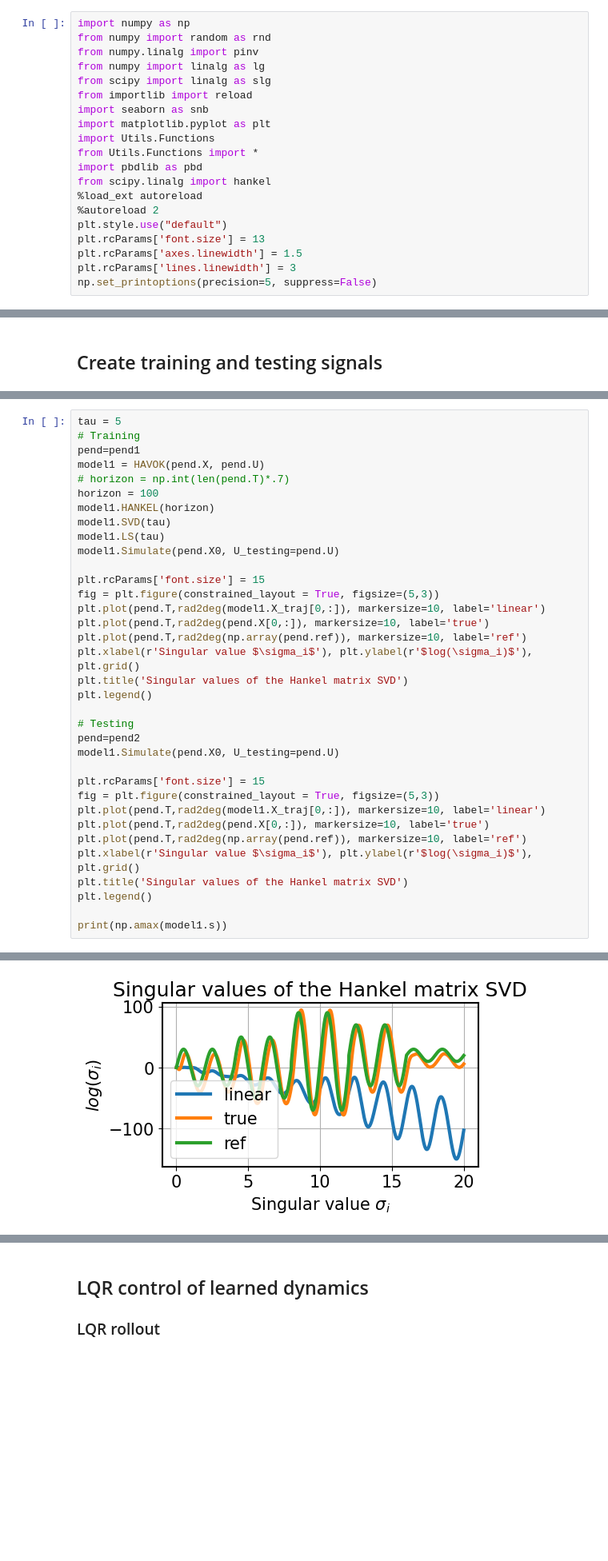
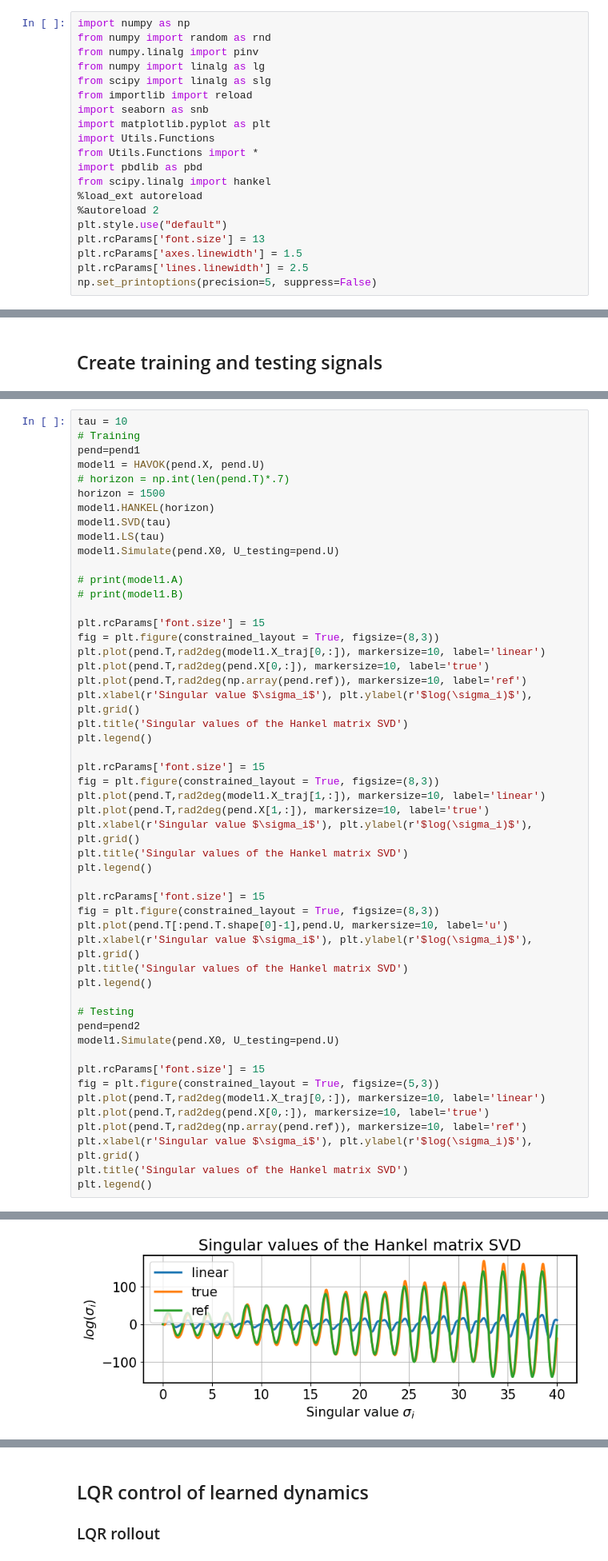
Before and after one commit to CedricFont/Subspace-learning-for-robot-application, a Jupyter notebook: LQR simulation/6_Testing_1D.ipynb, the cells around one changed output, grey strips where cells are left out. Shown at 80% size. Cells and saved outputs as stored; diff of their text form; blank space fills up the shorter version.

```diff
--- a/LQR simulation/6_Testing_1D.ipynb
+++ b/LQR simulation/6_Testing_1D.ipynb
@@ -18,7 +18,7 @@ from scipy.linalg import hankel
 plt.style.use("default")
 plt.rcParams['font.size'] = 13
 plt.rcParams['axes.linewidth'] = 1.5
-plt.rcParams['lines.linewidth'] = 3
+plt.rcParams['lines.linewidth'] = 2.5
 np.set_printoptions(precision=5, suppress=False)
 # %% [output]
 The autoreload extension is already loaded. To reload it, use:
@@ -195,20 +198,38 @@ Text(0.5, 1.0, 'Singular values of the Hankel matrix SVD')
 # %%
-tau = 5
+tau = 10
 # Training
 pend=pend1
 model1 = HAVOK(pend.X, pend.U)
 # horizon = np.int(len(pend.T)*.7)
-horizon = 100
+horizon = 1500
 model1.HANKEL(horizon)
 model1.SVD(tau)
 model1.LS(tau)
 model1.Simulate(pend.X0, U_testing=pend.U)
 
+# print(model1.A)
+# print(model1.B)
+
 plt.rcParams['font.size'] = 15
-fig = plt.figure(constrained_layout = True, figsize=(5,3))
+fig = plt.figure(constrained_layout = True, figsize=(8,3))
 plt.plot(pend.T,rad2deg(model1.X_traj[0,:]), markersize=10, label='linear')
 plt.plot(pend.T,rad2deg(pend.X[0,:]), markersize=10, label='true')
 plt.plot(pend.T,rad2deg(np.array(pend.ref)), markersize=10, label='ref')
+plt.xlabel(r'Singular value $\sigma_i$'), plt.ylabel(r'$log(\sigma_i)$'), plt.grid()
+plt.title('Singular values of the Hankel matrix SVD')
+plt.legend()
+
+plt.rcParams['font.size'] = 15
+fig = plt.figure(constrained_layout = True, figsize=(8,3))
+plt.plot(pend.T,rad2deg(model1.X_traj[1,:]), markersize=10, label='linear')
+plt.plot(pend.T,rad2deg(pend.X[1,:]), markersize=10, label='true')
+plt.xlabel(r'Singular value $\sigma_i$'), plt.ylabel(r'$log(\sigma_i)$'), plt.grid()
+plt.title('Singular values of the Hankel matrix SVD')
+plt.legend()
+
+plt.rcParams['font.size'] = 15
+fig = plt.figure(constrained_layout = True, figsize=(8,3))
+plt.plot(pend.T[:pend.T.shape[0]-1],pend.U, markersize=10, label='u')
 plt.xlabel(r'Singular value $\sigma_i$'), plt.ylabel(r'$log(\sigma_i)$'), plt.grid()
 plt.title('Singular values of the Hankel matrix SVD')
 plt.legend()
@@ -225,6 +246,4 @@ plt.plot(pend.T,rad2deg(np.array(pend.ref)), markersize=10, label='ref')
 plt.xlabel(r'Singular value $\sigma_i$'), plt.ylabel(r'$log(\sigma_i)$'), plt.grid()
 plt.title('Singular values of the Hankel matrix SVD')
 plt.legend()
-
-print(np.amax(model1.s))
 # %% [output]
@@ -232 +251 @@ print(np.amax(model1.s))
-[figure, old version]
+[figure, new version]
```
Also changed, not shown: parts of 11 cells of this notebook, 9 other files.
